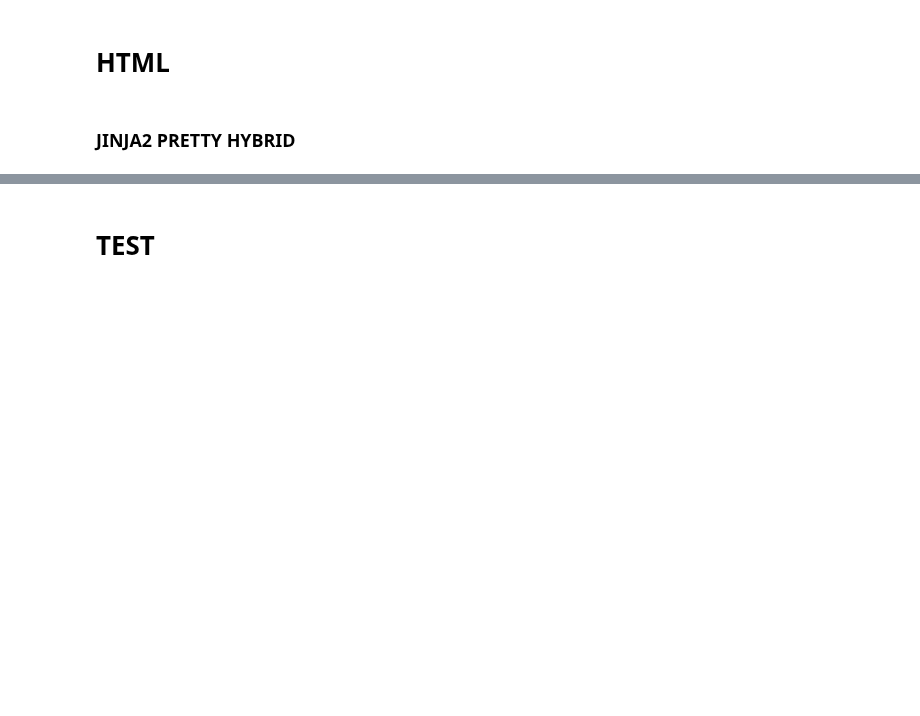
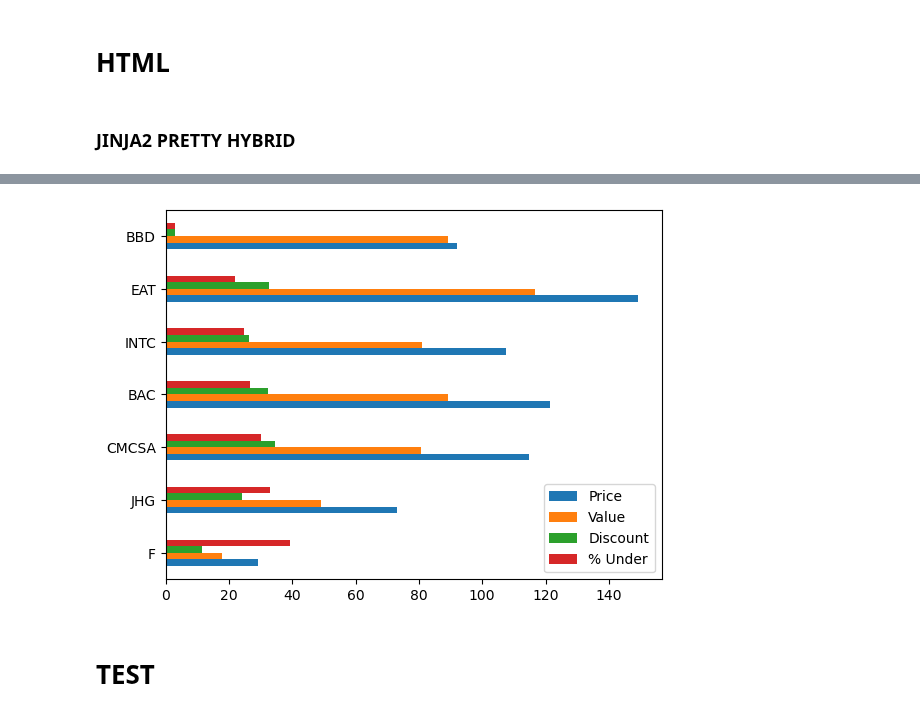
Before and after one commit to xitxat/FundamentalAnalysis, a Jupyter notebook: FA/ScrapeDCF.ipynb, the cells around one changed output, grey strips where cells are left out. Saved outputs shown, nothing was run; the diff lists cells and outputs as text; code cells hidden in the pictures; blank space fills up the shorter version.

```diff
--- a/FA/ScrapeDCF.ipynb
+++ b/FA/ScrapeDCF.ipynb
@@ -419,3 +454,15 @@ df_Value_Cheapest
 # %%
 import jinja2
 from pretty_html_table import build_table
+# %%
+
+# Getting current date and time using now().
+
+# importing datetime module for now()
+import datetime
+
+# using now() to get current time
+current_time = datetime.datetime.now().replace(microsecond=0)
+
+# Printing value of now.
+print("Report generated at:", current_time)
@@ -422,31 +471,36 @@ from pretty_html_table import build_table
 # %%
 # Template handling
 env = jinja2.Environment(loader=jinja2.FileSystemLoader(searchpath=''))
 template = env.get_template('template.html')
 
-html_table_blue_light = build_table(df_Value_Full, 'blue_light',
+tbl_Full = build_table(df_Value_Full, 'blue_light',
                         padding="10",
                         index=True,)
 
-html_B = build_table(df_Value_Cheapest, 'blue_light',
+tbl_Cheap = build_table(df_Value_Cheapest, 'blue_light',
                         padding="10",
                         index=True,
                         border_bottom_color='black',
                         even_color='green')
 
-twin_table =  html_B + html_table_blue_light
+# tbl_cheap =  html_table_Cheap
+tmpl_time = current_time
+max_P = MAX_PRICE
 
-html = template.render(my_table = twin_table , my_2nd_table = html_B)
+html = template.render(tmpl_tbl_cheap = tbl_Cheap , tmpl_tbl_full = tbl_Full,
+                        tmpl_time = current_time, max_P = MAX_PRICE)
 
 # Plot
-ax = df_html.plot.bar()
+ax = df_Value_Cheapest.plot.barh()
 fig = ax.get_figure()
-fig.savefig('plot.svg')
+fig.savefig('IMG\\CheapUnderBarh.svg')
 
 
 # Save to html file
 with open('pretty_table03.html', 'w') as f:
     f.write(html)
+# %% [output]
+[figure, added]
 # %% [markdown]
 # TEST
 # %%
```
Also changed, not shown: parts of 13 cells of this notebook, 6 other files.
